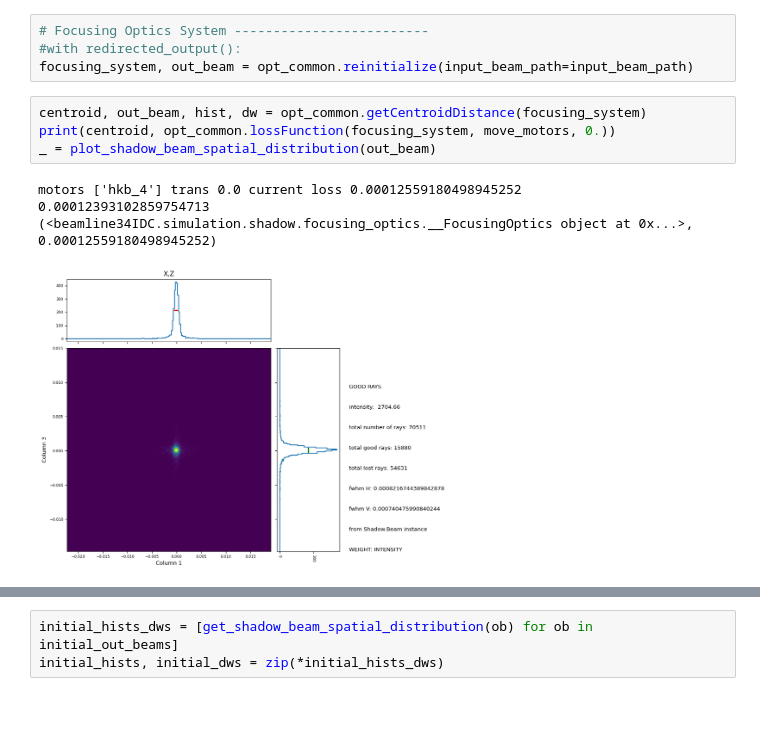
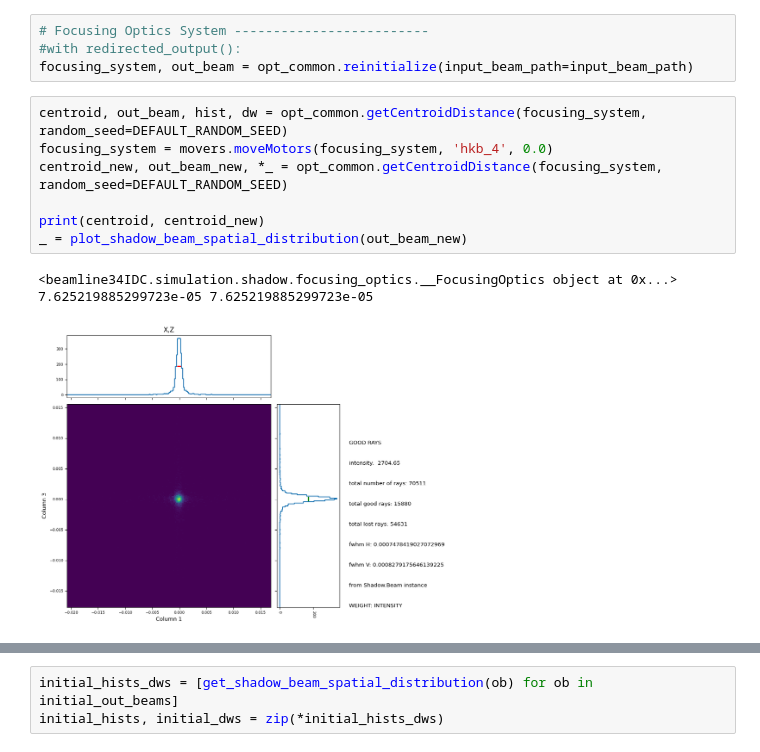
Before and after one commit to AI-ML-at-APS/AI-ML_Control_System, a Jupyter notebook: work_directory/jupyter/hkb_4_opt_test.ipynb, the cells around one changed output, grey strips where cells are left out. Drawn from its saved outputs; the diff is of its cells as text; blank space fills up the shorter version.

```diff
--- a/work_directory/jupyter/hkb_4_opt_test.ipynb
+++ b/work_directory/jupyter/hkb_4_opt_test.ipynb
@@ -39,10 +40,13 @@ move_motors = ['hkb_4']
 #with redirected_output():
 focusing_system, out_beam = opt_common.reinitialize(input_beam_path=input_beam_path)
 # %%
-centroid, out_beam, hist, dw = opt_common.getCentroidDistance(focusing_system)
-print(centroid, opt_common.lossFunction(focusing_system, move_motors, 0.))
-_ = plot_shadow_beam_spatial_distribution(out_beam)
+centroid, out_beam, hist, dw = opt_common.getCentroidDistance(focusing_system, random_seed=DEFAULT_RANDOM_SEED)
+focusing_system = movers.moveMotors(focusing_system, 'hkb_4', 0.0)
+centroid_new, out_beam_new, *_ = opt_common.getCentroidDistance(focusing_system, random_seed=DEFAULT_RANDOM_SEED)
+
+print(centroid, centroid_new)
+_ = plot_shadow_beam_spatial_distribution(out_beam_new)
 # %% [output]
-motors ['hkb_4'] trans 0.0 current loss 0.00012559180498945252
-0.00012393102859754713 (<beamline34IDC.simulation.shadow.focusing_optics.__FocusingOptics object at 0x...>, 0.00012559180498945252)
+<beamline34IDC.simulation.shadow.focusing_optics.__FocusingOptics object at 0x...>
+7.625219885299723e-05 7.625219885299723e-05
-[figure, old version]
+[figure, new version]
```
Also changed, not shown: parts of 9 cells of this notebook, 4 other files.
